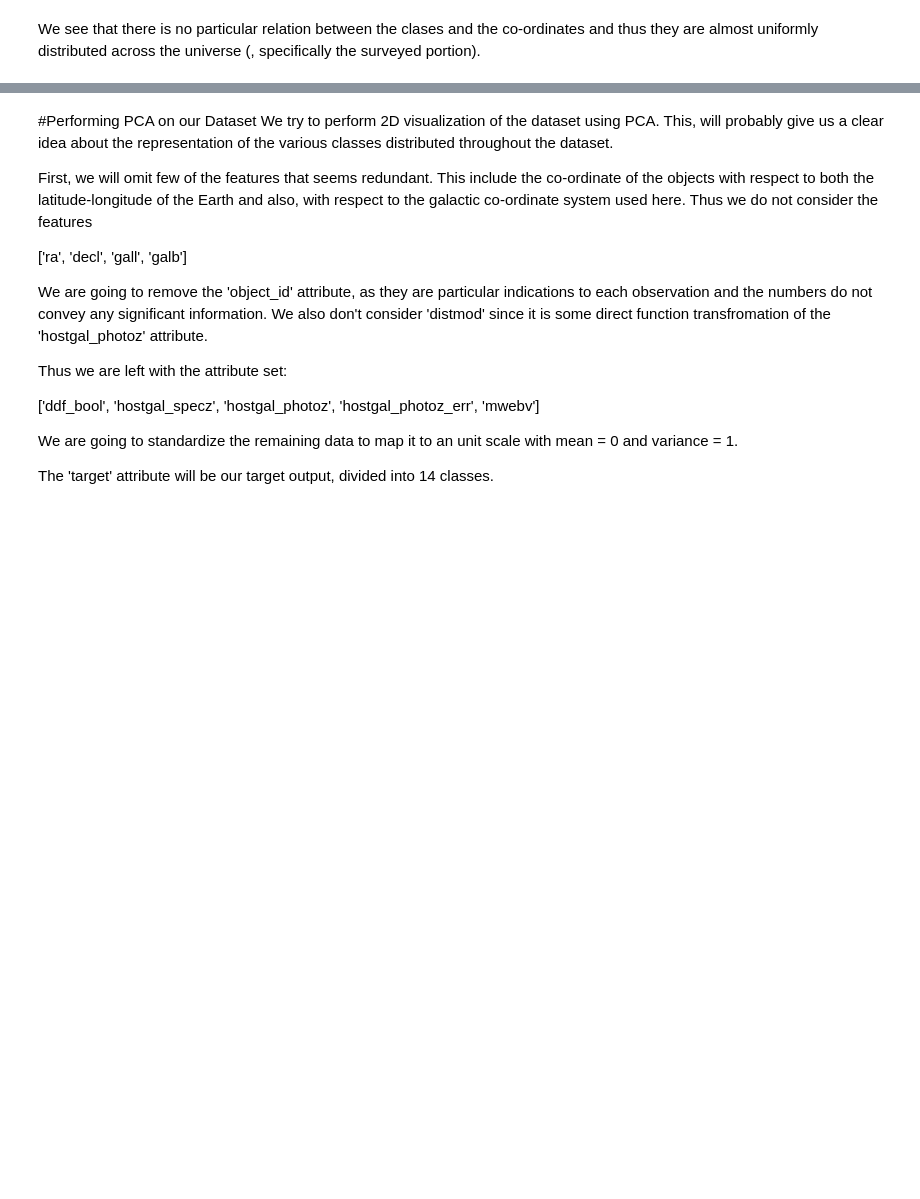
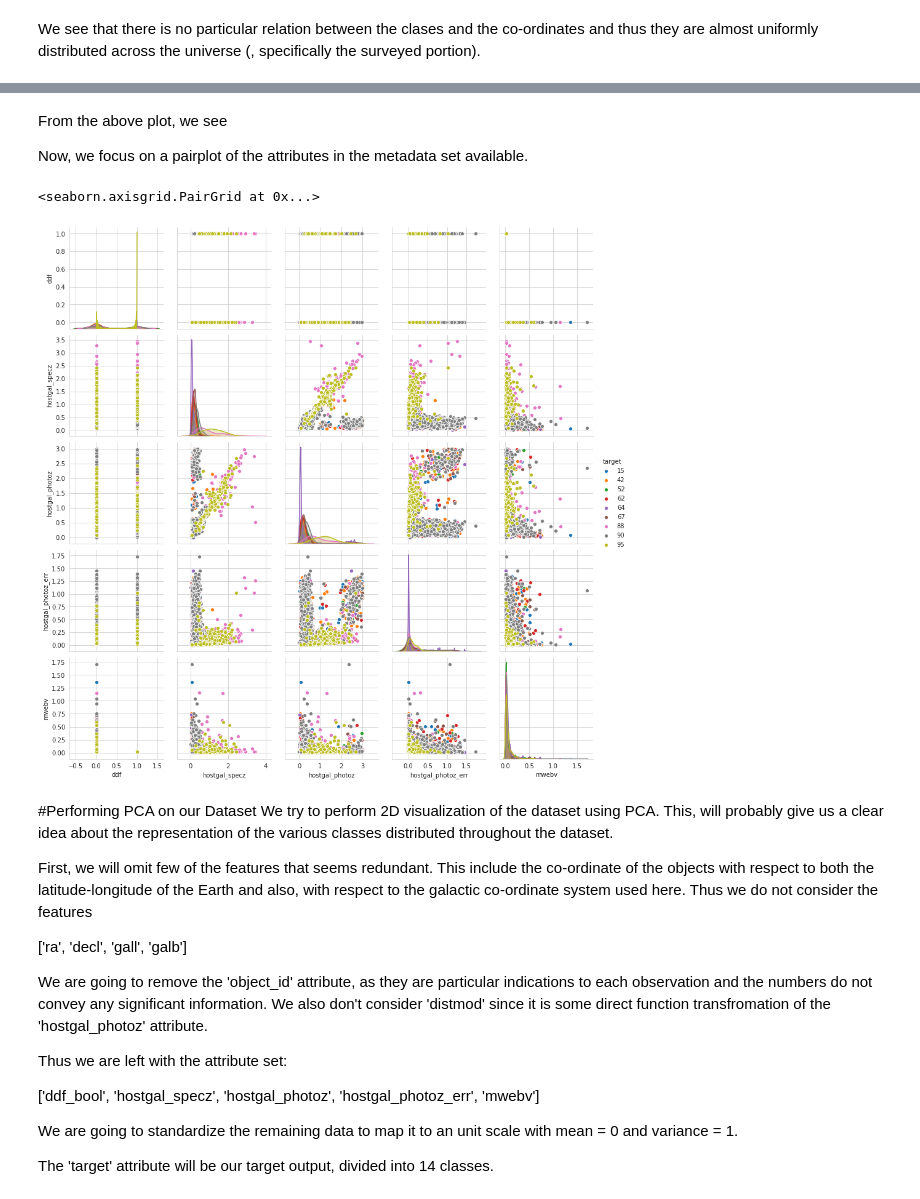
Before and after one commit to crazylazylife/AstronomicalDataAnalysis-Kaggle_LSST_Data_Challenge-, a Jupyter notebook: Data_Mining_Project.ipynb, the cells around one changed output, grey strips where cells are left out. Drawn from its saved outputs; the diff is of its cells as text; code cells hidden in the pictures; blank space fills up the shorter version.

```diff
--- a/Data_Mining_Project.ipynb
+++ b/Data_Mining_Project.ipynb
@@ -207,3 +229,12 @@ We see that there is no particular relation between the clases and the co-ordina
+# %% [markdown]
+From the above plot, we see
+
+Now, we focus on a pairplot of the attributes in the metadata set available.
+# %%
+sns.pairplot(training_metadata.dropna(), hue='target', vars=features_selected)
+# %% [output]
+<seaborn.axisgrid.PairGrid at 0x...>
+[figure, added]
 # %% [markdown]
 #Performing PCA on our Dataset
 We try to perform 2D visualization of the dataset using PCA. This, will probably give us a clear idea about the representation of the various classes distributed throughout the dataset.
```
Also changed, not shown: parts of 6 cells of this notebook.
